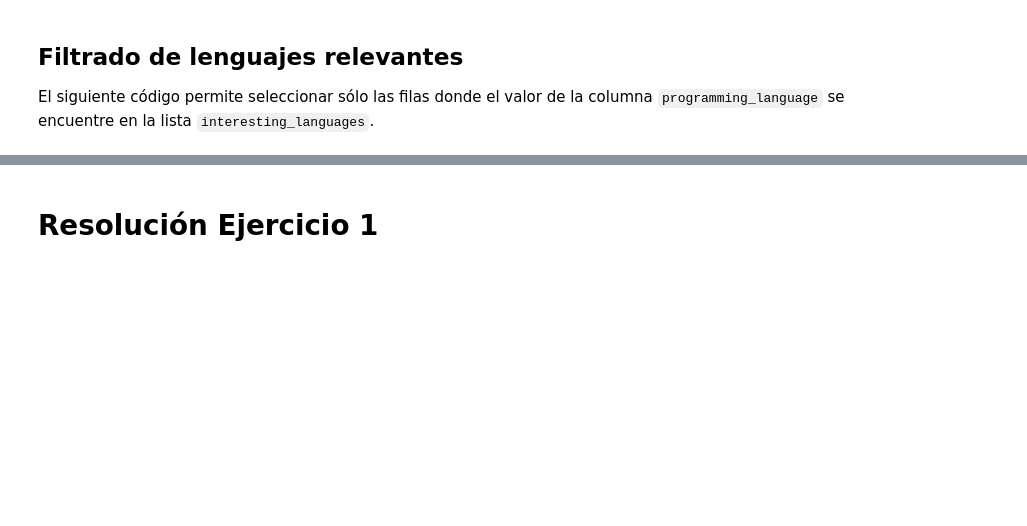
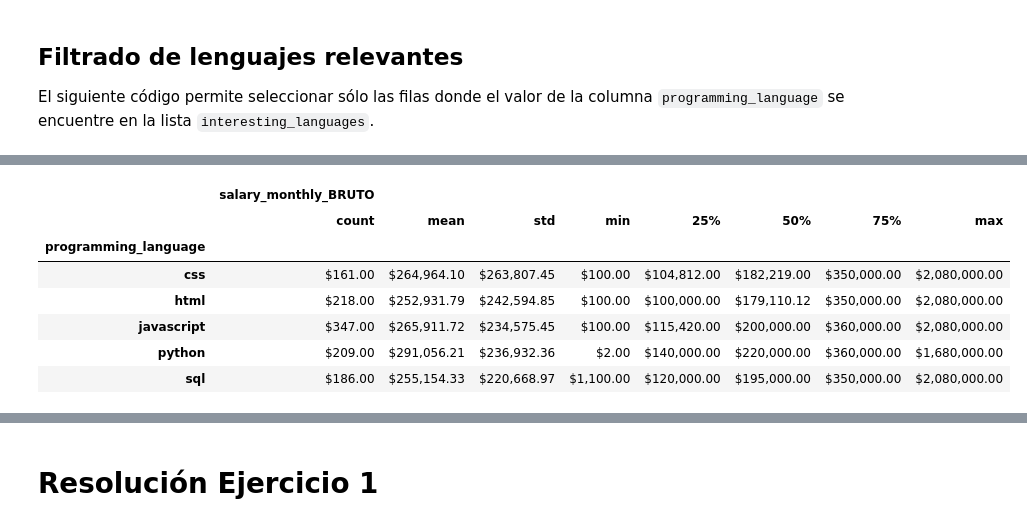
Before and after one commit to gusalvarez10/DiploDatos, a Jupyter notebook: Entregable_Parte_1.ipynb, the cells around one changed output, grey strips where cells are left out. Cells and saved outputs as stored; diff of their text form; code cells hidden in the pictures; blank space fills up the shorter version.

```diff
--- a/Entregable_Parte_1.ipynb
+++ b/Entregable_Parte_1.ipynb
@@ -139,0 +153,11 @@ filtered_df_lang[:5]
+# %%
+filtered_df_lang.groupby(filtered_df_lang['programming_language']).describe()
+# %% [output]
+|  | salary_monthly_BRUTO |  |  |  |  |  |  |  |
+|  | count | mean | std | min | 25% | 50% | 75% | max |
+| programming_language |  |  |  |  |  |  |  |  |
+| css | $161.00 | $264,964.10 | $263,807.45 | $100.00 | $104,812.00 | $182,219.00 | $350,000.00 | $2,080,000.00 |
+| html | $218.00 | $252,931.79 | $242,594.85 | $100.00 | $100,000.00 | $179,110.12 | $350,000.00 | $2,080,000.00 |
+| javascript | $347.00 | $265,911.72 | $234,575.45 | $100.00 | $115,420.00 | $200,000.00 | $360,000.00 | $2,080,000.00 |
+| python | $209.00 | $291,056.21 | $236,932.36 | $2.00 | $140,000.00 | $220,000.00 | $360,000.00 | $1,680,000.00 |
+| sql | $186.00 | $255,154.33 | $220,668.97 | $1,100.00 | $120,000.00 | $195,000.00 | $350,000.00 | $2,080,000.00 |
```
Also changed, not shown: parts of 7 cells of this notebook.
